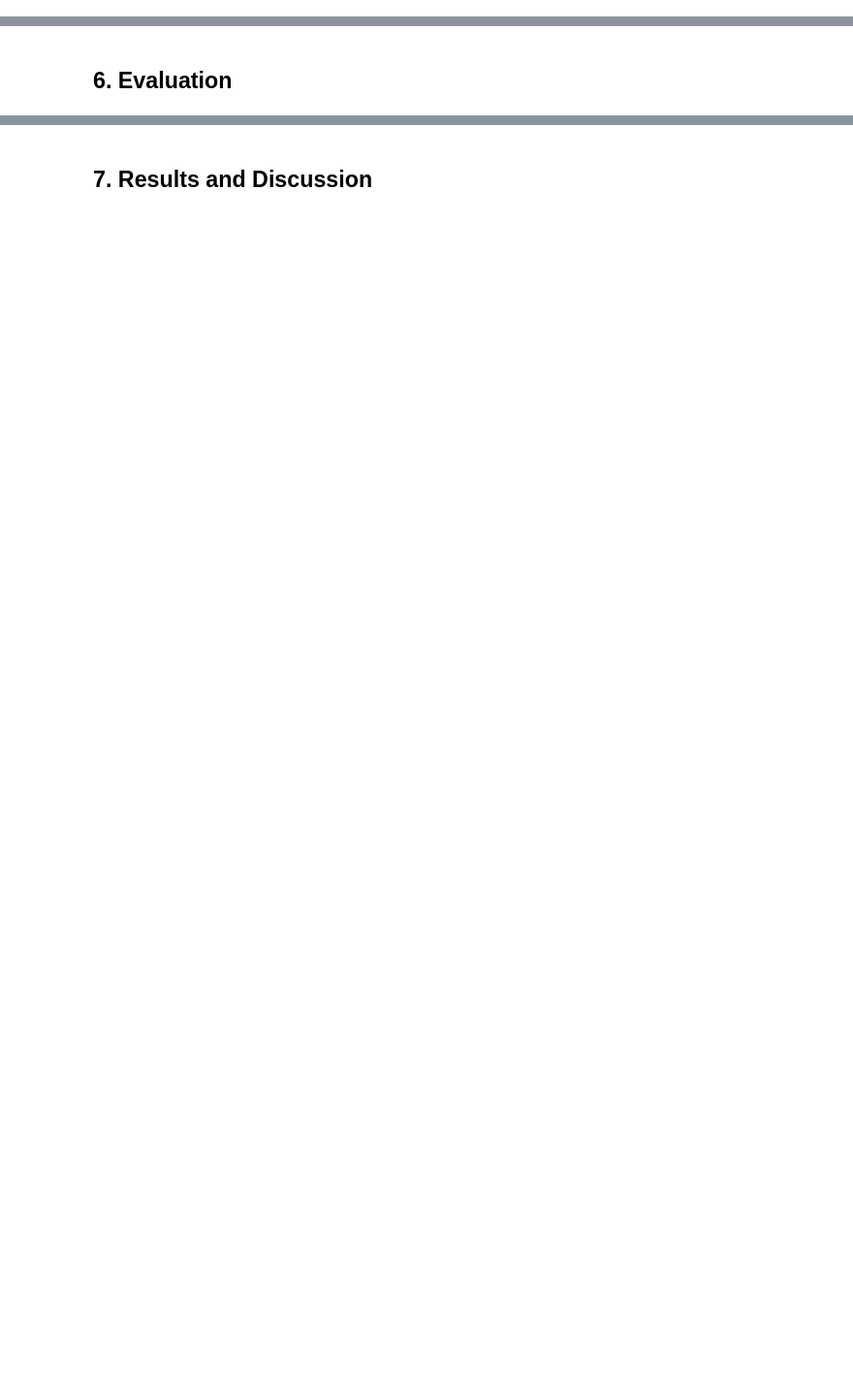
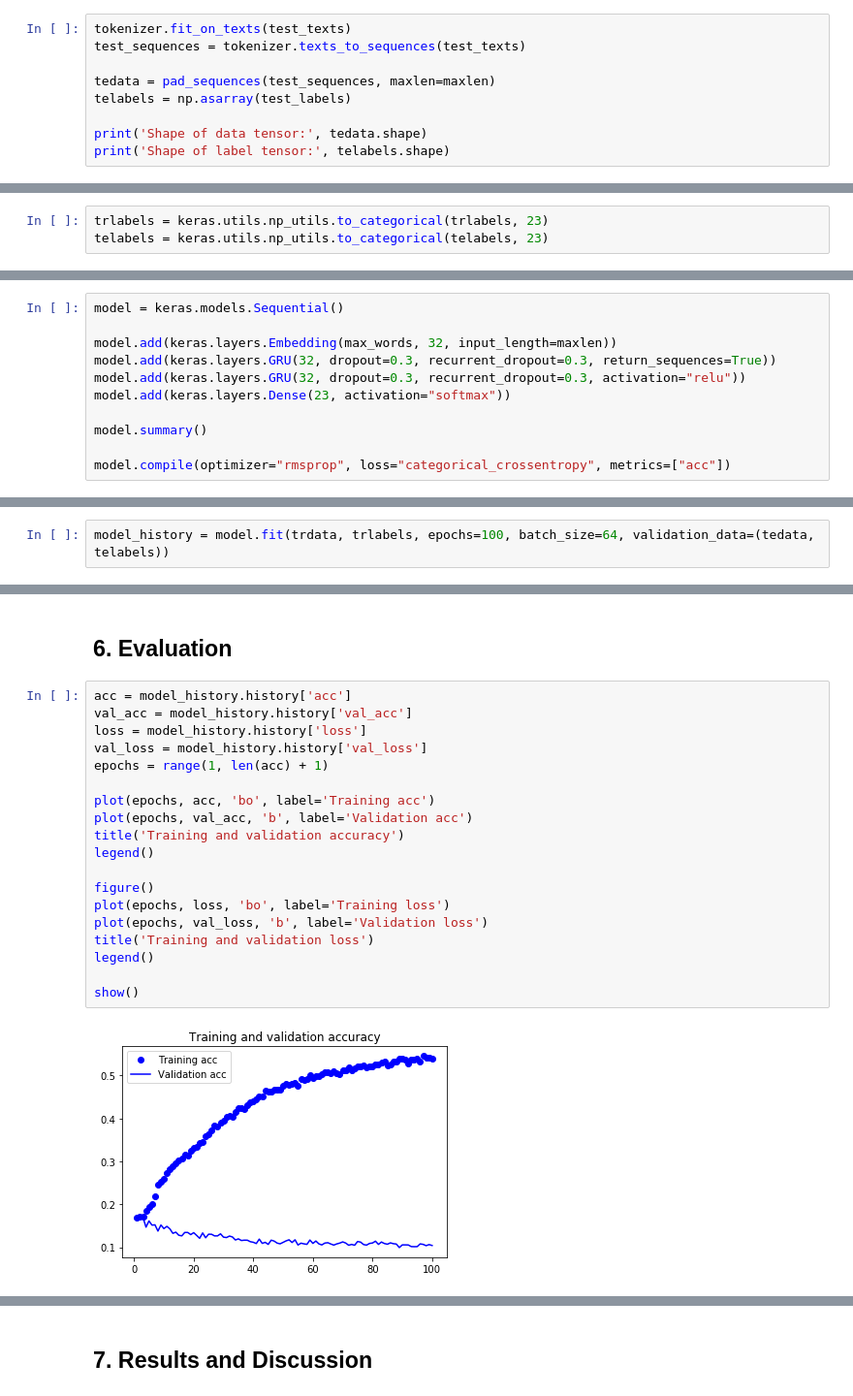
Before and after one commit to poromise/cognitive-systems-for-healthtechnology-applications, a Jupyter notebook: Case3-Simo-Hyttinen.ipynb, the cells around one changed output, grey strips where cells are left out. Shown at 97% size. Drawn from its saved outputs; the diff is of its cells as text; blank space fills up the shorter version.

```diff
--- a/Case3-Simo-Hyttinen.ipynb
+++ b/Case3-Simo-Hyttinen.ipynb
@@ -14,0 +135,9 @@ The objective of this assignment is to use a recurrent neural network to classif
+# %%
+tokenizer.fit_on_texts(test_texts)
+test_sequences = tokenizer.texts_to_sequences(test_texts)
+
+tedata = pad_sequences(test_sequences, maxlen=maxlen)
+telabels = np.asarray(test_labels)
+
+print('Shape of data tensor:', tedata.shape)
+print('Shape of label tensor:', telabels.shape)
@@ -15,2 +147,5 @@ The objective of this assignment is to use a recurrent neural network to classif
+# %%
+trlabels = keras.utils.np_utils.to_categorical(trlabels, 23)
+telabels = keras.utils.np_utils.to_categorical(telabels, 23)
 # %% [markdown]
 ## 4. Modeling and compilation
@@ -16,0 +154,11 @@ The objective of this assignment is to use a recurrent neural network to classif
+# %%
+model = keras.models.Sequential()
+
+model.add(keras.layers.Embedding(max_words, 32, input_length=maxlen))
+model.add(keras.layers.GRU(32, dropout=0.3, recurrent_dropout=0.3, return_sequences=True))
+model.add(keras.layers.GRU(32, dropout=0.3, recurrent_dropout=0.3, activation="relu"))
+model.add(keras.layers.Dense(23, activation="softmax"))
+
+model.summary()
+
+model.compile(optimizer="rmsprop", loss="categorical_crossentropy", metrics=["acc"])
@@ -18,0 +217,2 @@ The objective of this assignment is to use a recurrent neural network to classif
+# %%
+model_history = model.fit(trdata, trlabels, epochs=100, batch_size=64, validation_data=(tedata, telabels))
@@ -19,2 +268,23 @@ The objective of this assignment is to use a recurrent neural network to classif
 # %% [markdown]
 ## 6. Evaluation
+# %%
+acc = model_history.history['acc']
+val_acc = model_history.history['val_acc']
+loss = model_history.history['loss']
+val_loss = model_history.history['val_loss']
+epochs = range(1, len(acc) + 1)
+
+plot(epochs, acc, 'bo', label='Training acc')
+plot(epochs, val_acc, 'b', label='Validation acc')
+title('Training and validation accuracy')
+legend()
+
+figure()
+plot(epochs, loss, 'bo', label='Training loss')
+plot(epochs, val_loss, 'b', label='Validation loss')
+title('Training and validation loss')
+legend()
+
+show()
+# %% [output]
+[figure, added]
```
Also changed, not shown: parts of 25 cells of this notebook, 4 other files.
